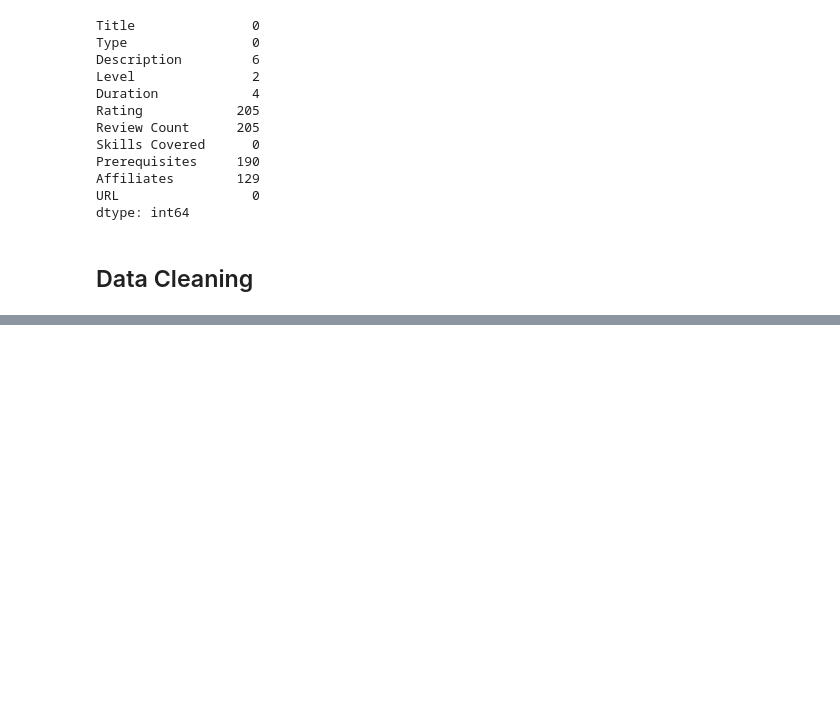
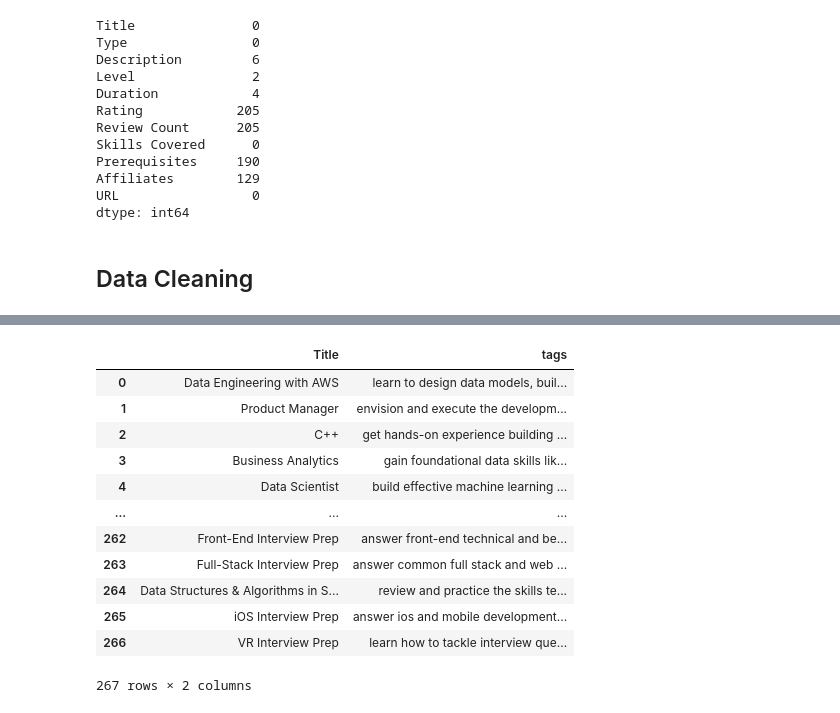
Before and after one commit to Ishsshukla/workshala_ml_1, a Jupyter notebook: Recommendation_system_courses.ipynb, the cells around one changed output, grey strips where cells are left out. Drawn from its saved outputs; the diff is of its cells as text; code cells hidden in the pictures; blank space fills up the shorter version.

```diff
--- a/Recommendation_system_courses.ipynb
+++ b/Recommendation_system_courses.ipynb
@@ -104,0 +188,16 @@ train_data, test_data = train_test_split(df, test_size=0.2, random_state=42)
+# %%
+new_df
+# %% [output]
+|  | Title | tags |
+| 0 | Data Engineering with AWS | learn to design data models, buil... |
+| 1 | Product Manager | envision and execute the developm... |
+| 2 | C++ | get hands-on experience building ... |
+| 3 | Business Analytics | gain foundational data skills lik... |
+| 4 | Data Scientist | build effective machine learning ... |
+| ... | ... | ... |
+| 262 | Front-End Interview Prep | answer front-end technical and be... |
+| 263 | Full-Stack Interview Prep | answer common full stack and web ... |
+| 264 | Data Structures & Algorithms in S... | review and practice the skills te... |
+| 265 | iOS Interview Prep | answer ios and mobile development... |
+| 266 | VR Interview Prep | learn how to tackle interview que... |
+267 rows × 2 columns
```
Also changed, not shown: parts of 41 cells of this notebook, 1 other file.
